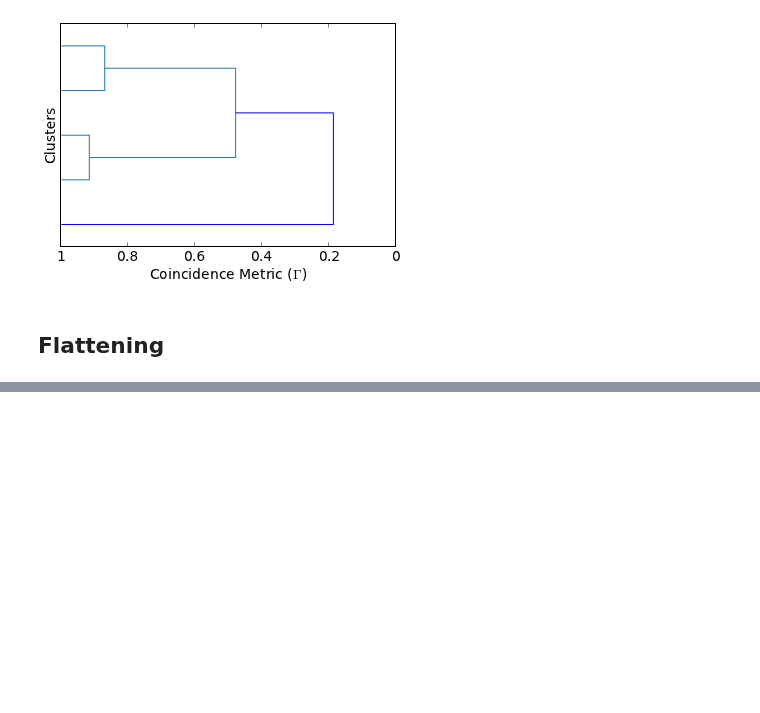
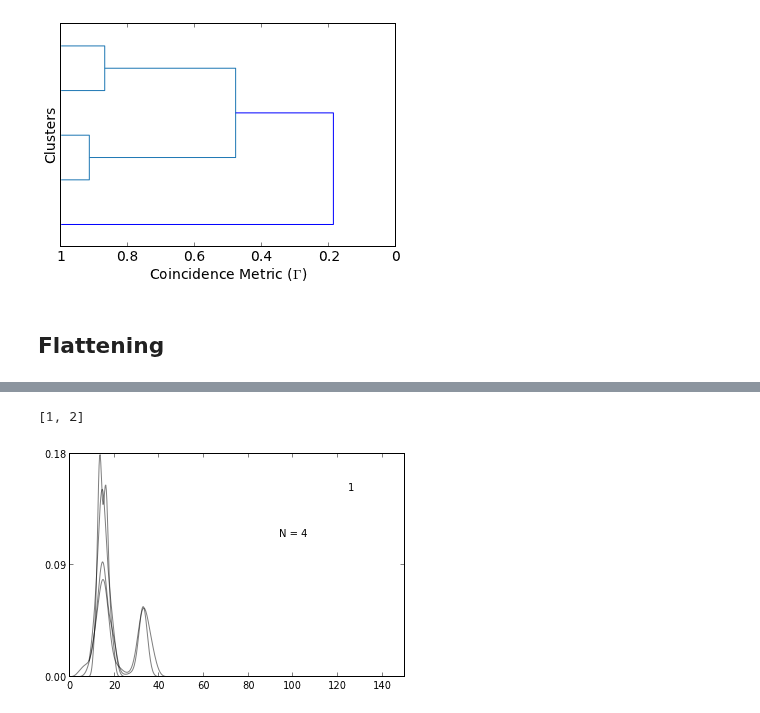
Before and after one commit to hilaryjoyce/smfs-data-analysis, a Jupyter notebook: analysis_demo.ipynb, the cells around one changed output, grey strips where cells are left out. Cells and saved outputs as stored; diff of their text form; code cells hidden in the pictures; blank space fills up the shorter version.

```diff
--- a/analysis_demo.ipynb
+++ b/analysis_demo.ipynb
@@ -64,0 +67,2 @@ coa.plot_dendrogram();
+# %%
+F = c.FlatClusters(coa, co_cut)
@@ -64,0 +81,12 @@ coa.plot_dendrogram();
+# %%
+clusters = F.list_cluster_ids()
+# %%
+print clusters
+# %% [output]
+[1, 2]
+# %%
+fclust = []
+for cluster_id in clusters:
+    fclust.append(c.Cluster(F, cluster_id))
+# %%
+f0 = fclust[0]
@@ -64,0 +95,4 @@ coa.plot_dendrogram();
+# %%
+f0.plot_cluster();
+# %% [output]
+[figure, added]
```
Also changed, not shown: parts of 9 cells of this notebook.
